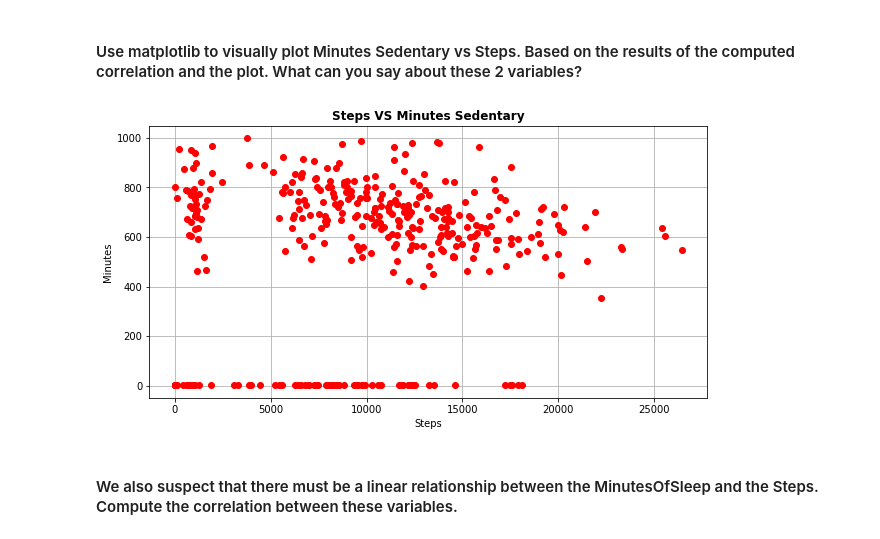
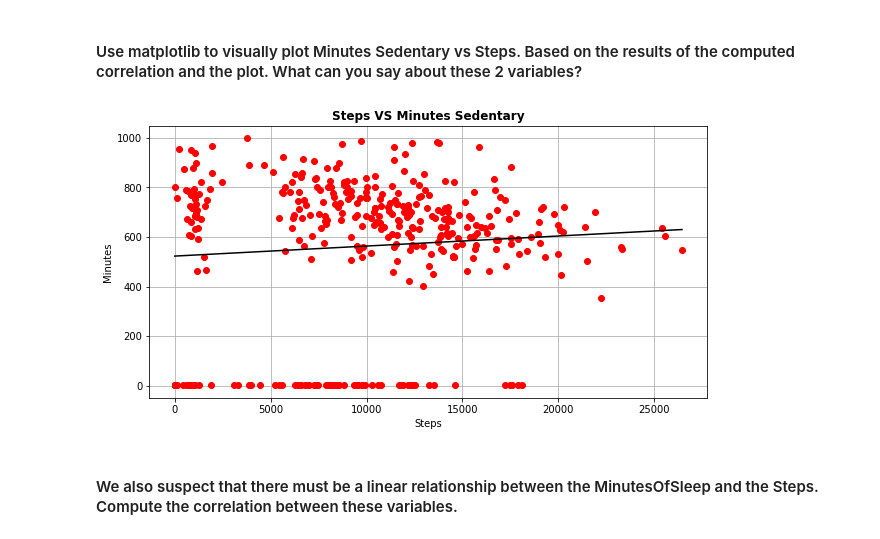
Before and after one commit to ironhack-datalabs/mad-oct-2018, a Jupyter notebook: module-2/lab-pivot-table-and-correlation/your_code/main.ipynb, the cells around one changed output. Drawn from its saved outputs; the diff is of its cells as text; code cells hidden in the pictures.

```diff
--- a/module-2/lab-pivot-table-and-correlation/your_code/main.ipynb
+++ b/module-2/lab-pivot-table-and-correlation/your_code/main.ipynb
@@ -278,17 +284,23 @@ Correlation Coeficient:  0.07690608062990092
 #### Use matplotlib to visually plot Minutes Sedentary vs Steps. Based on the results of the computed correlation and the plot. What can you say about these 2 variables?
 # %%
 # your answer here
+
+xp = np.linspace(fitbita['Steps'].min(),fitbita['Steps'].max(), 100000)
+
+b, m = polyfit(fitbita['Steps'],fitbita['Minutes Sedentary'], 1)
+
 plt.figure(figsize=(10,5))
 
-plt.plot(fitbit['Steps'],fitbit['Minutes Sedentary'],'or')
+plt.plot(fitbita['Steps'],fitbita['Minutes Sedentary'],'or')
+plt.plot(xp, b + m * xp, '-k')
 plt.grid()
 plt.xlabel('Steps')
 plt.ylabel('Minutes')
 plt.title('Steps VS Minutes Sedentary',fontweight='bold')
 
 plt.show()
 # %% [output]
-[figure, old version]
+[figure, new version]
 # %%
 # Your comment here
 # There is no correlation here. Corr coef is very low, below 0.1 and scatter do not show any kind of relationship
```
Also changed, not shown: parts of 4 cells of this notebook.
